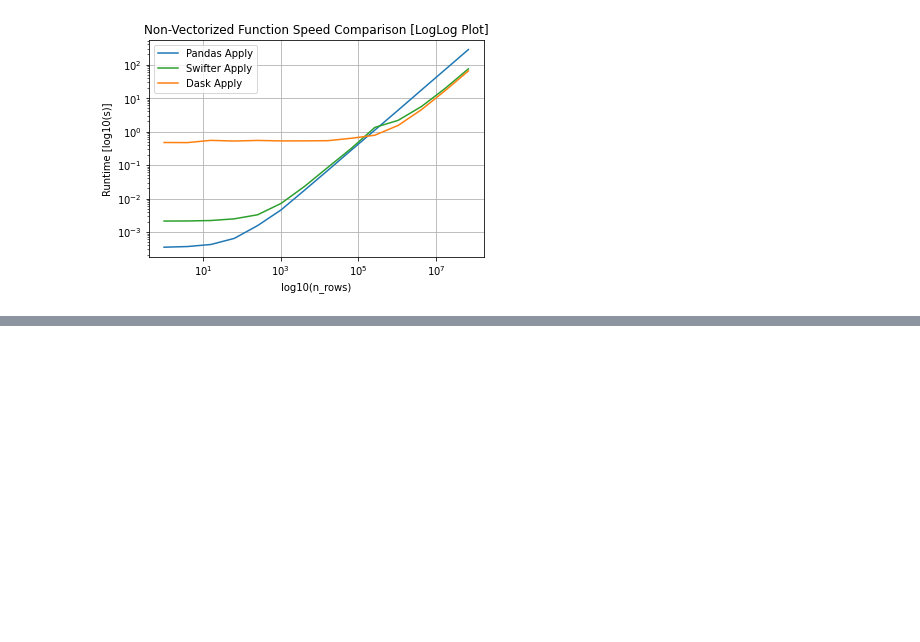
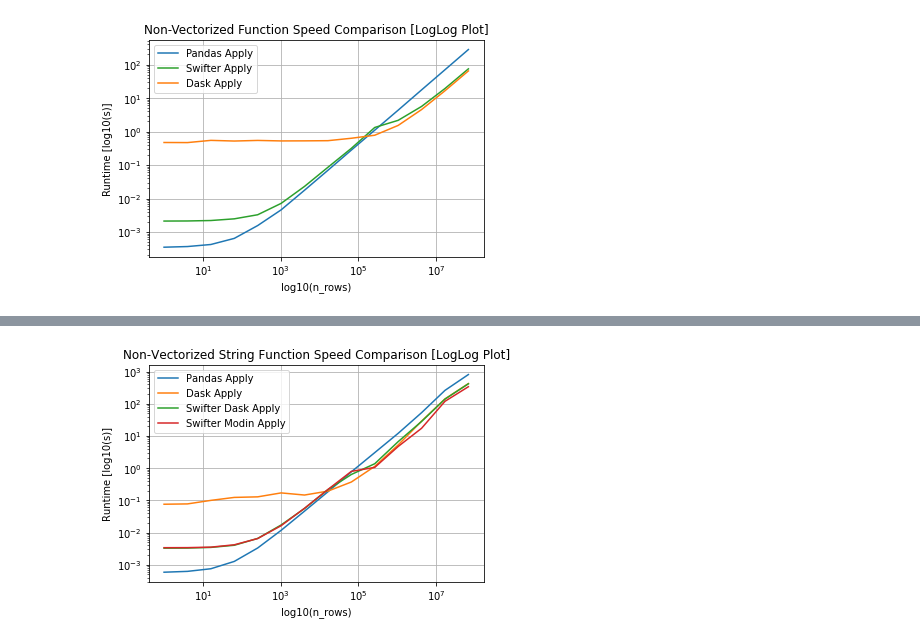
Before and after one commit to jmcarpenter2/swifter, a Jupyter notebook: examples/swifter_speed_comparison.ipynb, the cells around one changed output, grey strips where cells are left out. Cells and saved outputs as stored; diff of their text form; code cells hidden in the pictures; blank space fills up the shorter version.

```diff
--- a/examples/swifter_speed_comparison.ipynb
+++ b/examples/swifter_speed_comparison.ipynb
@@ -116,0 +157,9 @@ Text(0, 0.5, 'Runtime [log10(s)]')
+# %%
+fig = plt.figure()
+nonvectorized_string_comparison.xlabel = 'log10(n_rows)'
+nonvectorized_string_comparison.title = 'Non-Vectorized String Function Speed Comparison [LogLog Plot]'
+nonvectorized_string_comparison.plot(logx=True, logy=True, time_unit='s')
+plt.ylabel("Runtime [log10(s)]")
+plt.savefig("nonvectorized_string_axis1_speed_comparison_loglog.png")
+# %% [output]
+[figure, added]
```
Also changed, not shown: parts of 8 cells of this notebook.
